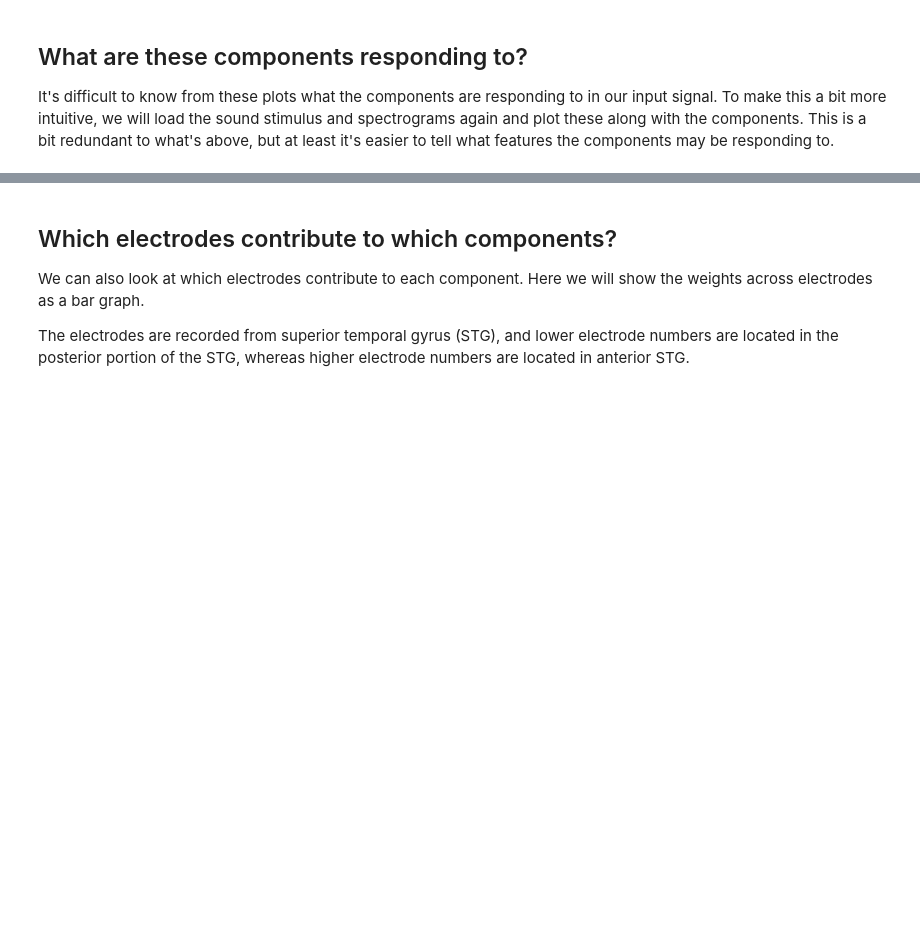
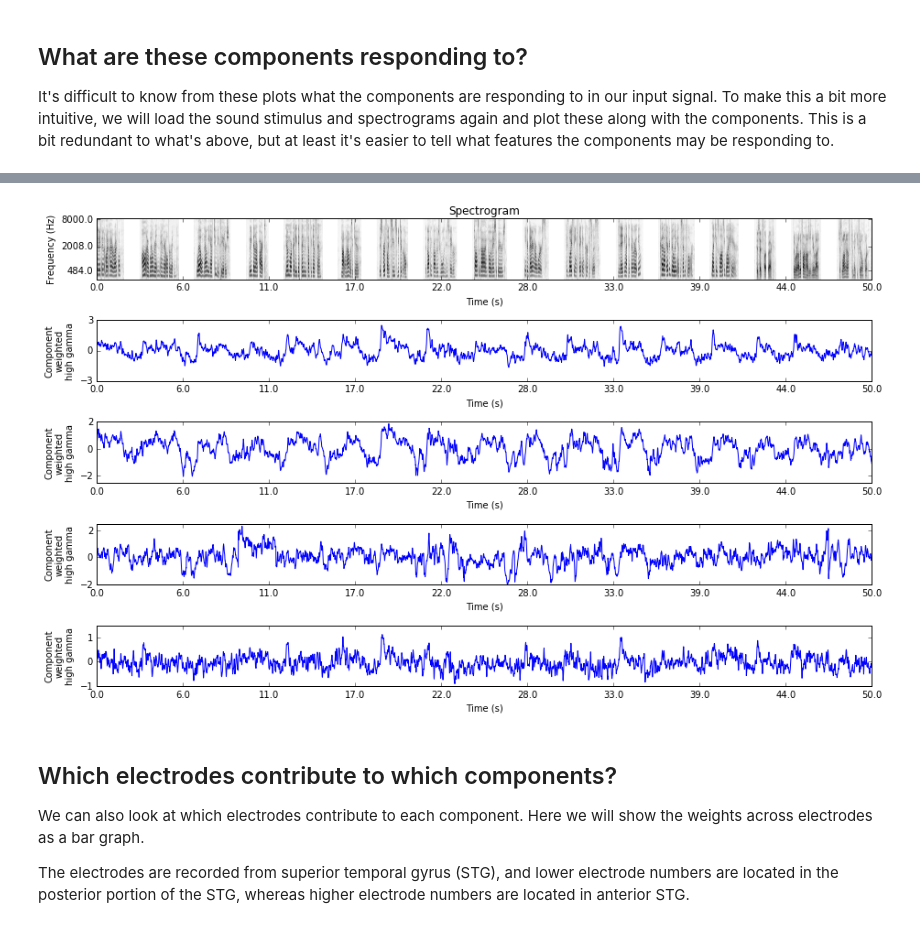
Before and after one commit to libertyh/ECI2018, a Jupyter notebook: Lab2/UnsupervisedMethods.ipynb, the cells around one changed output, grey strips where cells are left out. Drawn from its saved outputs; the diff is of its cells as text; code cells hidden in the pictures; blank space fills up the shorter version.

```diff
--- a/Lab2/UnsupervisedMethods.ipynb
+++ b/Lab2/UnsupervisedMethods.ipynb
@@ -133,27 +151,31 @@ Audio(data=soundstim[np.int(start_sec*sound_fs):np.int(end_sec*sound_fs)], rate
 # %%
 plt.figure(figsize=(13,nb*2))
 
 plt.subplot(nb+1, 1, 1)
 plt.imshow(audstim[timebins,:].T, aspect='auto', cmap=cm.Greys)
 plt.gca().set_ylim(plt.gca().get_ylim()[::-1]) # This just reverses the y axis so low frequency is at the bottom
+plt.gca().set_xlim([0, len(timebins)])
 plt.yticks([11,43,79], [np.round(freqs[f]) for f in [11,43,79]])
 plt.xticks(np.linspace(0,len(timebins), 10), np.round(np.linspace(0, len(timebins)/fs, 10)))
 xlabel('Time (s)')
 ylabel('Frequency (Hz)')
 #plt.colorbar()
 title('Spectrogram')
 
 for i in np.arange(nb):
     component_time_series = nmf_mdl.W[timebins,i]
     cmax = np.max(np.abs(component_time_series))
     plt.subplot(nb+1,1,i+2)
     plt.plot(component_time_series)
     plt.xticks(np.linspace(0,len(timebins), 10), np.round(np.linspace(0, len(timebins)/fs, 10)))
     plt.yticks(np.round([-cmax, 0, cmax]))
+    plt.gca().set_xlim([0, len(timebins)])
     xlabel('Time (s)')
     ylabel('Component\nweighted\nhigh gamma')
 
 plt.tight_layout()
+# %% [output]
+[figure, added]
 # %% [markdown]
 ## Which electrodes contribute to which components? ##
 
```
Also changed, not shown: parts of 7 cells of this notebook.
